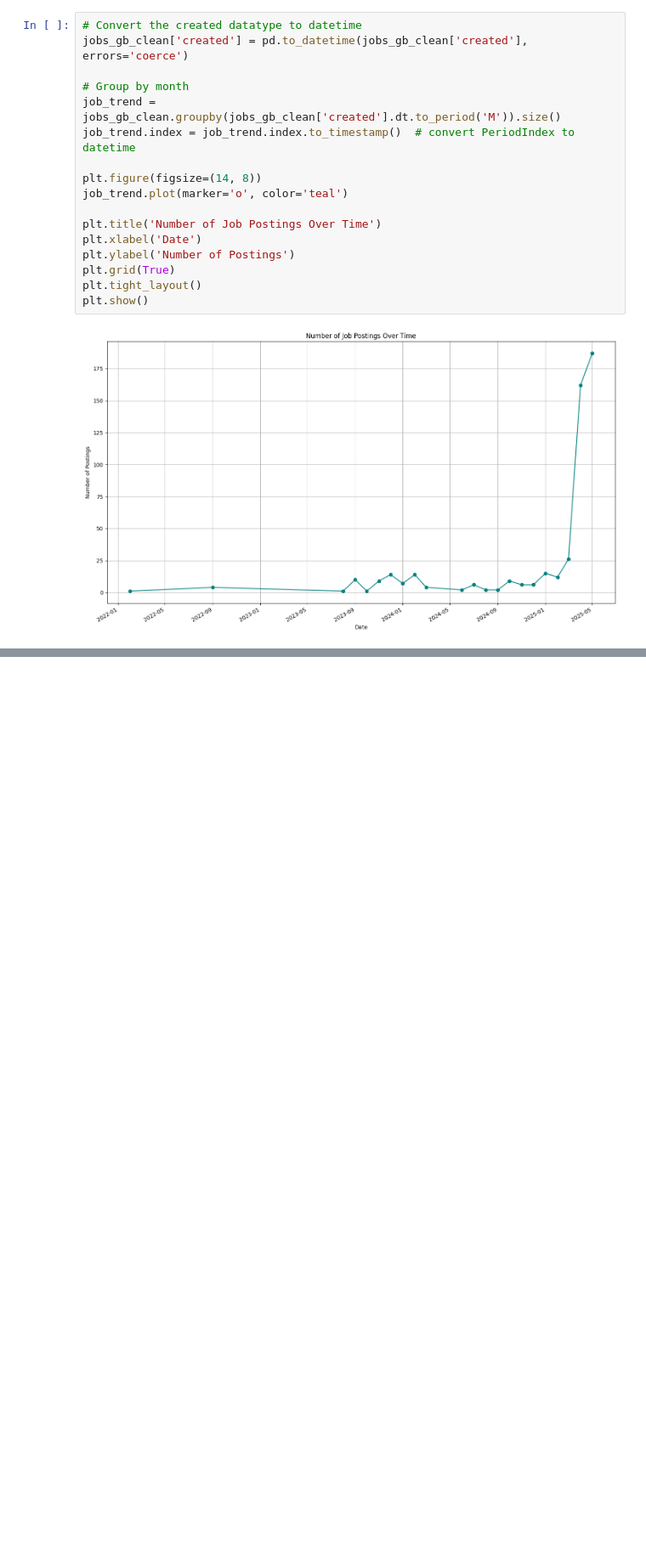
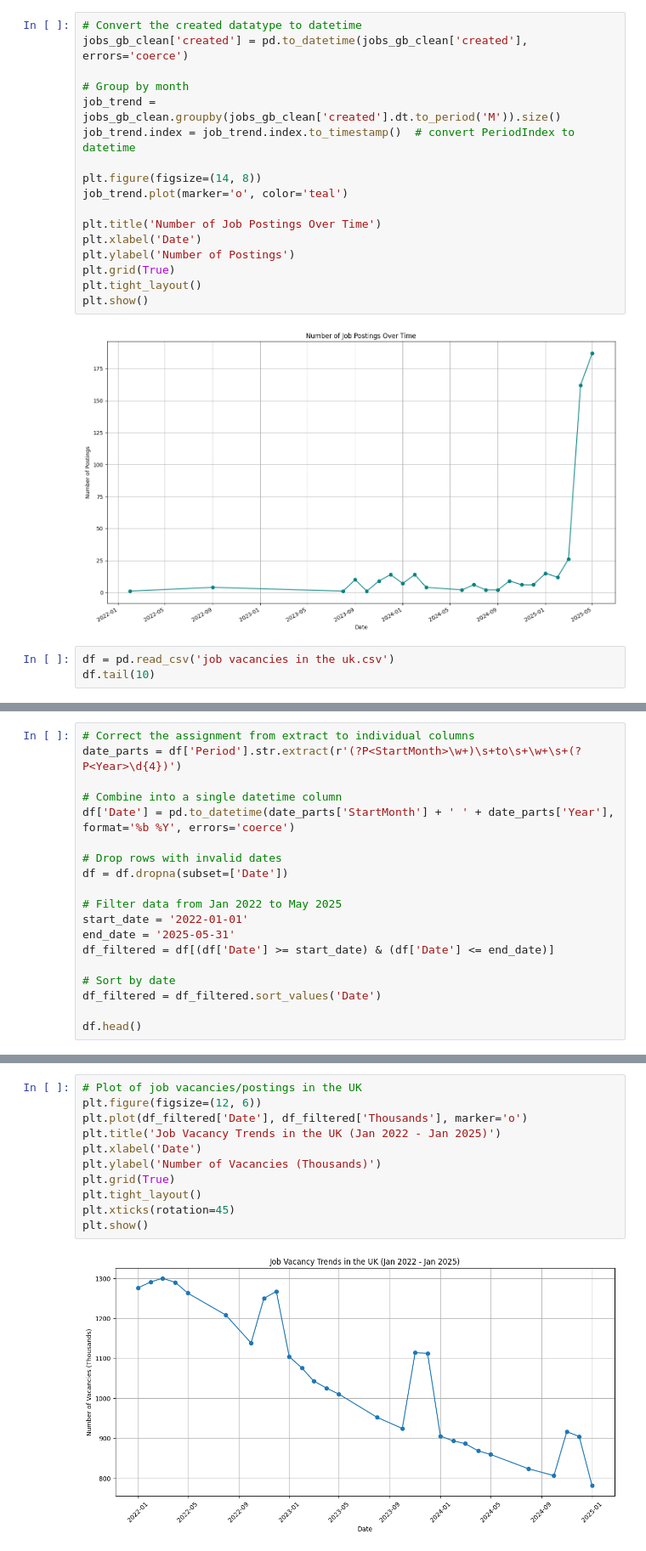
Before and after one commit to esther670/resume-screening-and-job-matching, a Jupyter notebook: EDA.ipynb, the cells around one changed output, grey strips where cells are left out. Shown: that part at 85% size. Drawn from its saved outputs; the diff is of its cells as text; blank space fills up the shorter version.

```diff
--- a/EDA.ipynb
+++ b/EDA.ipynb
@@ -81,3 +84,6 @@ plt.tight_layout()
 plt.show()
 # %% [output]
 [figure]
+# %%
+df = pd.read_csv('job vacancies in the uk.csv')
+df.tail(10)
@@ -83,0 +102,19 @@ plt.show()
+# %%
+# Correct the assignment from extract to individual columns
+date_parts = df['Period'].str.extract(r'(?P<StartMonth>\w+)\s+to\s+\w+\s+(?P<Year>\d{4})')
+
+# Combine into a single datetime column
+df['Date'] = pd.to_datetime(date_parts['StartMonth'] + ' ' + date_parts['Year'], format='%b %Y', errors='coerce')
+
+# Drop rows with invalid dates
+df = df.dropna(subset=['Date'])
+
+# Filter data from Jan 2022 to May 2025
+start_date = '2022-01-01'
+end_date = '2025-05-31'
+df_filtered = df[(df['Date'] >= start_date) & (df['Date'] <= end_date)]
+
+# Sort by date
+df_filtered = df_filtered.sort_values('Date')
+
+df.head()
@@ -83,0 +128,13 @@ plt.show()
+# %%
+# Plot of job vacancies/postings in the UK
+plt.figure(figsize=(12, 6))
+plt.plot(df_filtered['Date'], df_filtered['Thousands'], marker='o')
+plt.title('Job Vacancy Trends in the UK (Jan 2022 - Jan 2025)')
+plt.xlabel('Date')
+plt.ylabel('Number of Vacancies (Thousands)')
+plt.grid(True)
+plt.tight_layout()
+plt.xticks(rotation=45)
+plt.show()
+# %% [output]
+[figure, added]
```
Also changed, not shown: parts of 8 cells of this notebook, 7 other files.
